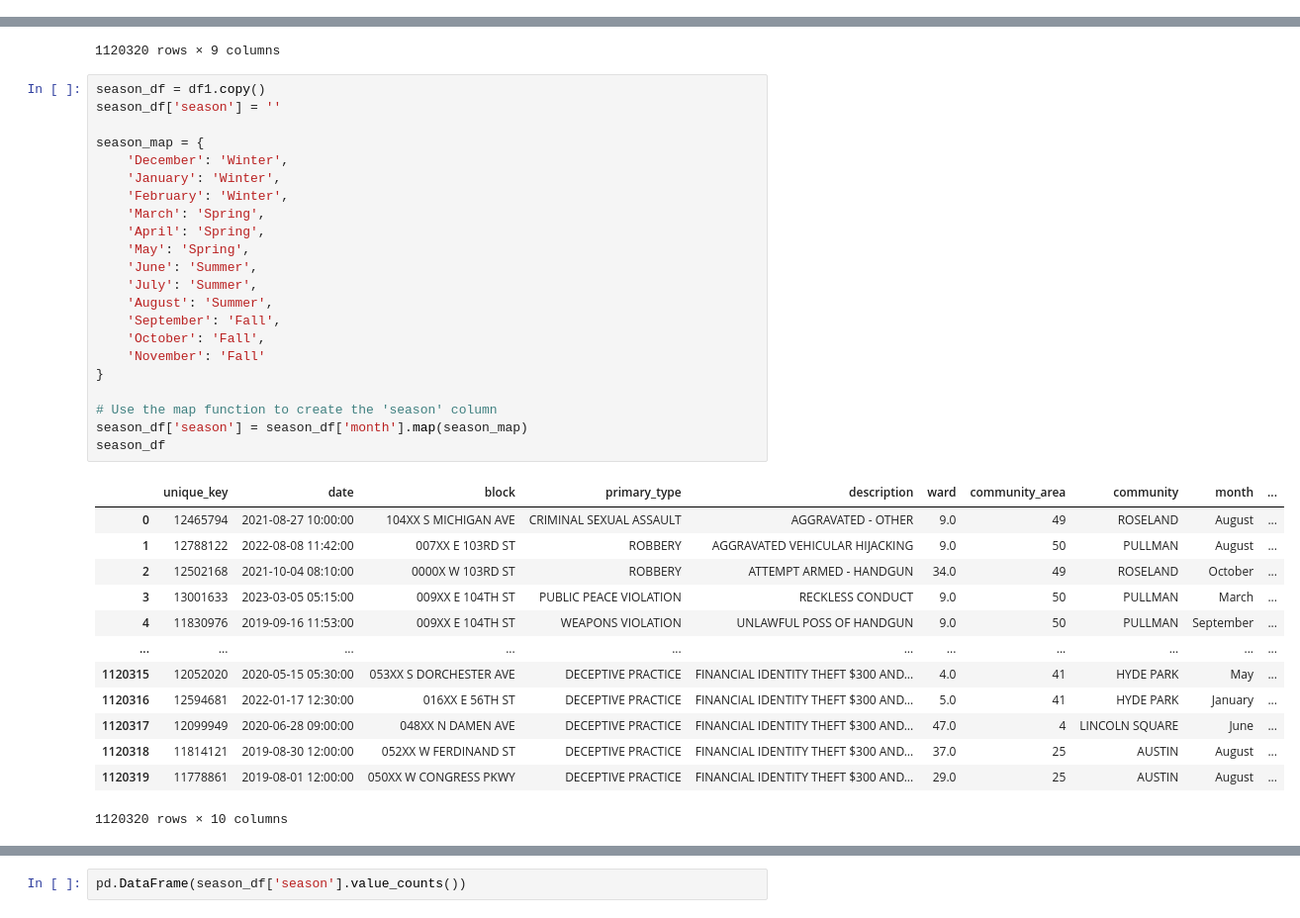
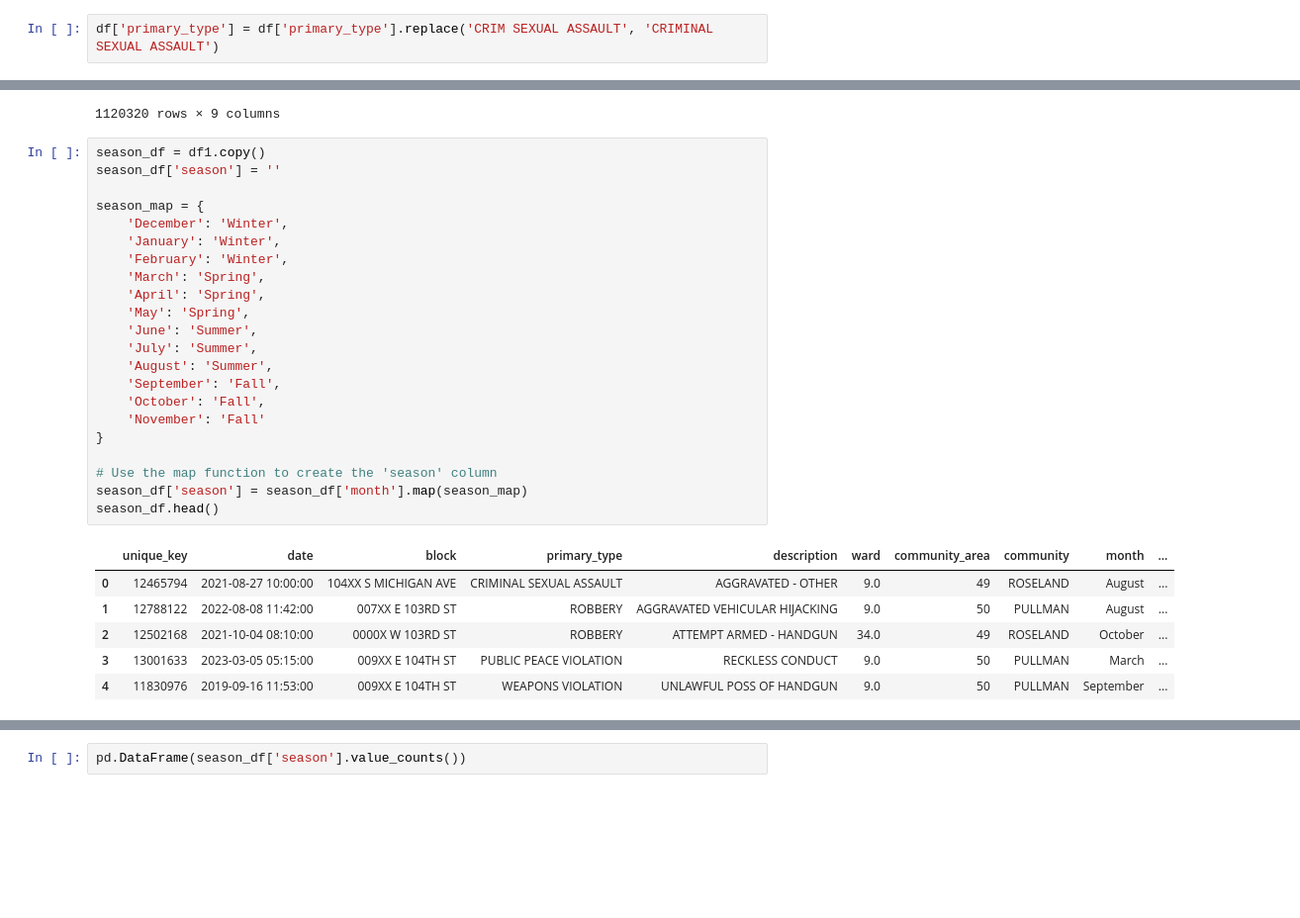
Before and after one commit to jdolinsky/chicago_crime, a Jupyter notebook: analysis.ipynb, the cells around one changed output, grey strips where cells are left out. Shown at 99% size. Cells and saved outputs as stored; diff of their text form; blank space fills up the shorter version.

```diff
--- a/analysis.ipynb
+++ b/analysis.ipynb
@@ -32,6 +34,8 @@ df.head()
 | 2 | 12502168 | 2021-10-04 08:10:00 | 0000X W 103RD ST | ROBBERY | ATTEMPT ARMED - HANDGUN | 34.0 | 49 |
 | 3 | 13001633 | 2023-03-05 05:15:00 | 009XX E 104TH ST | PUBLIC PEACE VIOLATION | RECKLESS CONDUCT | 9.0 | 50 |
 | 4 | 11830976 | 2019-09-16 11:53:00 | 009XX E 104TH ST | WEAPONS VIOLATION | UNLAWFUL POSS OF HANDGUN | 9.0 | 50 |
+# %%
+df['primary_type'] = df['primary_type'].replace('CRIM SEXUAL ASSAULT', 'CRIMINAL SEXUAL ASSAULT')
 # %%
 # adding csv for community area numbers
 comm_areas = pd.read_csv('data/CommAreas.csv')
@@ -219,36 +234,29 @@ df1
 # %%
 season_df = df1.copy()
 season_df['season'] = ''
 
 season_map = {
     'December': 'Winter',
     'January': 'Winter',
     'February': 'Winter',
     'March': 'Spring',
     'April': 'Spring',
     'May': 'Spring',
     'June': 'Summer',
     'July': 'Summer',
     'August': 'Summer',
     'September': 'Fall',
     'October': 'Fall',
     'November': 'Fall'
 }
 
 # Use the map function to create the 'season' column
 season_df['season'] = season_df['month'].map(season_map)
-season_df
+season_df.head()
 # %% [output]
 |  | unique_key | date | block | primary_type | description | ward | community_area | community | month | ... |
 | 0 | 12465794 | 2021-08-27 10:00:00 | 104XX S MICHIGAN AVE | CRIMINAL SEXUAL ASSAULT | AGGRAVATED - OTHER | 9.0 | 49 | ROSELAND | August | ... |
 | 1 | 12788122 | 2022-08-08 11:42:00 | 007XX E 103RD ST | ROBBERY | AGGRAVATED VEHICULAR HIJACKING | 9.0 | 50 | PULLMAN | August | ... |
 | 2 | 12502168 | 2021-10-04 08:10:00 | 0000X W 103RD ST | ROBBERY | ATTEMPT ARMED - HANDGUN | 34.0 | 49 | ROSELAND | October | ... |
 | 3 | 13001633 | 2023-03-05 05:15:00 | 009XX E 104TH ST | PUBLIC PEACE VIOLATION | RECKLESS CONDUCT | 9.0 | 50 | PULLMAN | March | ... |
 | 4 | 11830976 | 2019-09-16 11:53:00 | 009XX E 104TH ST | WEAPONS VIOLATION | UNLAWFUL POSS OF HANDGUN | 9.0 | 50 | PULLMAN | September | ... |
-| ... | ... | ... | ... | ... | ... | ... | ... | ... | ... | ... |
-| 1120315 | 12052020 | 2020-05-15 05:30:00 | 053XX S DORCHESTER AVE | DECEPTIVE PRACTICE | FINANCIAL IDENTITY THEFT $300 AND... | 4.0 | 41 | HYDE PARK | May | ... |
-| 1120316 | 12594681 | 2022-01-17 12:30:00 | 016XX E 56TH ST | DECEPTIVE PRACTICE | FINANCIAL IDENTITY THEFT $300 AND... | 5.0 | 41 | HYDE PARK | January | ... |
-| 1120317 | 12099949 | 2020-06-28 09:00:00 | 048XX N DAMEN AVE | DECEPTIVE PRACTICE | FINANCIAL IDENTITY THEFT $300 AND... | 47.0 | 4 | LINCOLN SQUARE | June | ... |
-| 1120318 | 11814121 | 2019-08-30 12:00:00 | 052XX W FERDINAND ST | DECEPTIVE PRACTICE | FINANCIAL IDENTITY THEFT $300 AND... | 37.0 | 25 | AUSTIN | August | ... |
-| 1120319 | 11778861 | 2019-08-01 12:00:00 | 050XX W CONGRESS PKWY | DECEPTIVE PRACTICE | FINANCIAL IDENTITY THEFT $300 AND... | 29.0 | 25 | AUSTIN | August | ... |
-1120320 rows × 10 columns
```
Also changed, not shown: parts of 11 cells of this notebook, 2 other files.
